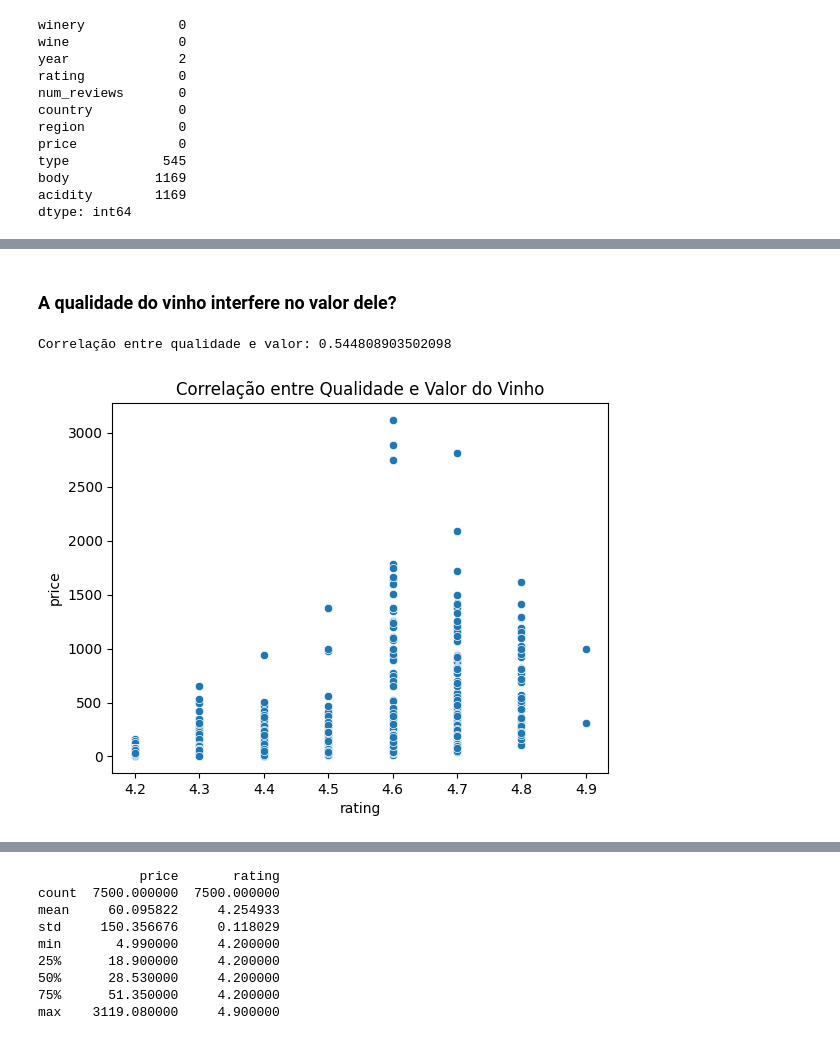
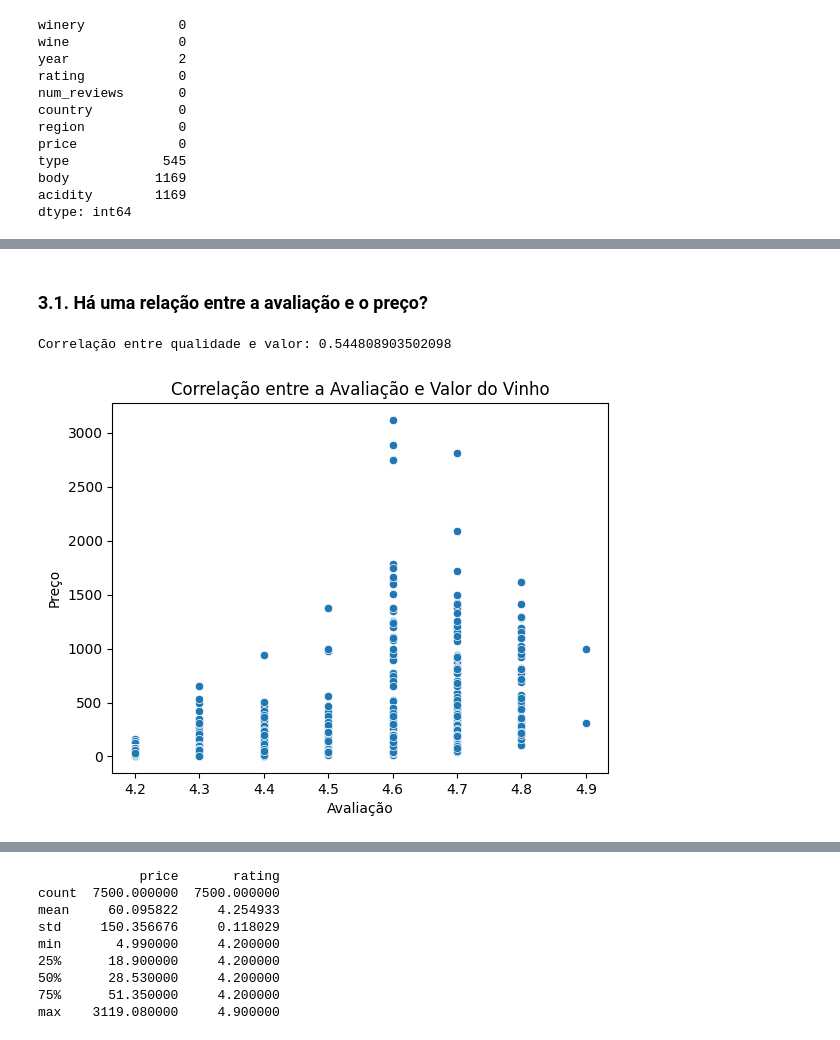
Before and after one commit to atlantico-academy/equipe3-2024.2, a Jupyter notebook: notebooks/01-exploratory_data_analysis.ipynb, the cells around one changed output, grey strips where cells are left out. Cells and saved outputs as stored; diff of their text form; code cells hidden in the pictures.

```diff
--- a/notebooks/01-exploratory_data_analysis.ipynb
+++ b/notebooks/01-exploratory_data_analysis.ipynb
@@ -90,16 +90,18 @@ Valores nulos:
-# %% [markdown]
-### A qualidade do vinho interfere no valor dele?
+# %% [markdown]
+### 3.1. Há uma relação entre a avaliação e o preço?
 # %%
 correlation = df['rating'].corr(df['price'])
 print(f"Correlação entre qualidade e valor: {correlation}")
 
 # Visualização da correlação
 sns.scatterplot(data=df, x='rating', y='price')
-plt.title('Correlação entre Qualidade e Valor do Vinho')
+plt.title('Correlação entre a Avaliação e Valor do Vinho')
+plt.xlabel('Avaliação')
+plt.ylabel('Preço')
 plt.show()
 # %% [output]
 Correlação entre qualidade e valor: 0.544808903502098
-[figure, old version]
+[figure, new version]
 # %% [markdown]
 **Correlação de Pearson - Explicação**
 - Esta medida é utilizada para avaliar o relacionamento linear entre duas variáveis contínuas.
```
Also changed, not shown: parts of 63 cells of this notebook.
